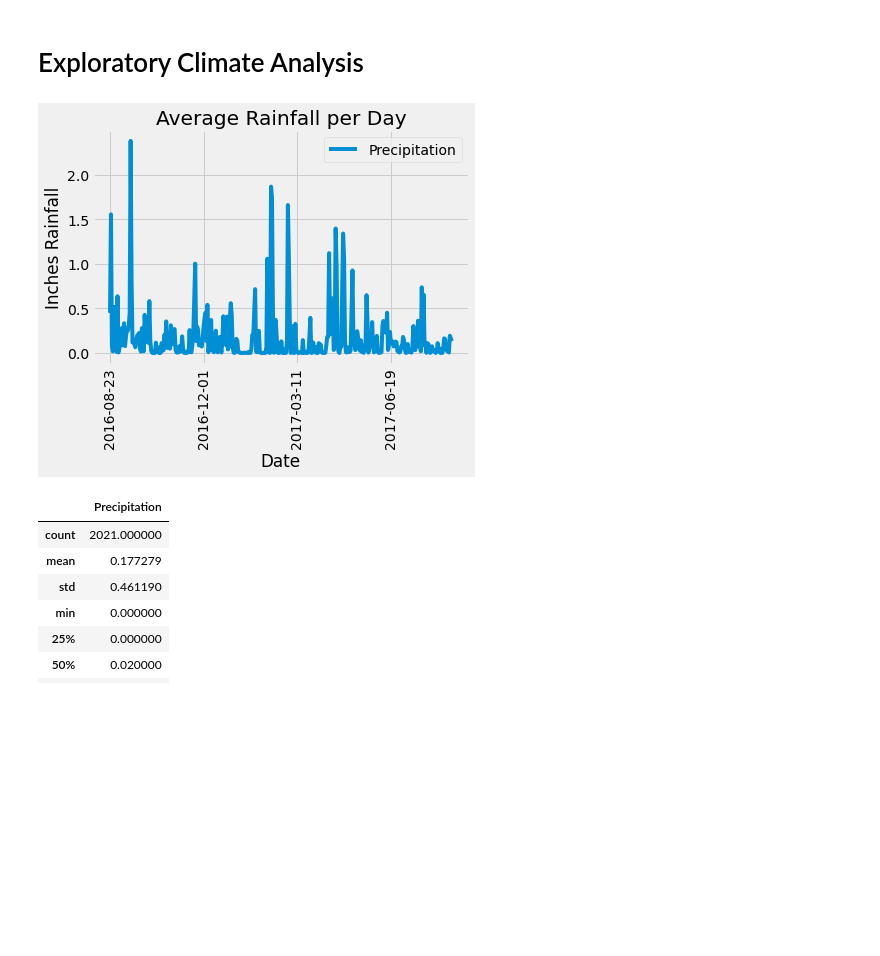
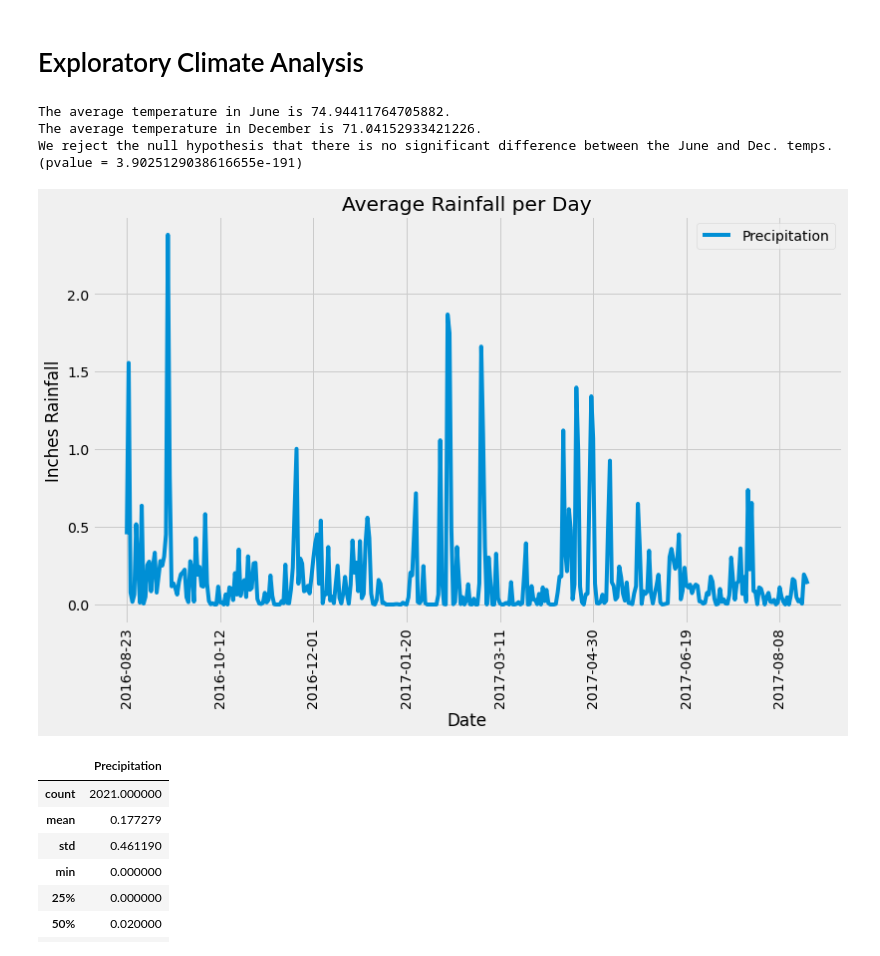
Before and after one commit to rebekahcallkacz/sqlachemy-challenge, a Jupyter notebook: climate_analysis.ipynb, the cells around one changed output. Saved outputs shown, nothing was run; the diff lists cells and outputs as text; code cells hidden in the pictures; blank space fills up the shorter version.

Commit message:
performed t test on june and december temps

```diff
--- a/climate_analysis.ipynb
+++ b/climate_analysis.ipynb
@@ -74,31 +76,64 @@ longitude FLOAT
 elevation FLOAT
 # %% [markdown]
 # Exploratory Climate Analysis
+# %%
+# Identify the average temperature in June at all stations across all available years in the dataset.
+june_avg = session.query(func.avg(Measurement.tobs)).filter(func.strftime("%m", Measurement.date) == "06").all()[0][0]
+print(f'The average temperature in June is {june_avg}.')
+
+# Put all June temps in a list
+june = session.query(Measurement.tobs).filter(func.strftime("%m", Measurement.date) == "06").all()
+june_all = [temp[0] for temp in june]
+
+
+# Identify the average temperature in December at all stations across all available years in the dataset.
+dec_avg = session.query(func.avg(Measurement.tobs)).filter(func.strftime("%m", Measurement.date) == "12").all()[0][0]
+print(f'The average temperature in December is {dec_avg}.')
+
+# Put all December temps in a list
+dec = session.query(Measurement.tobs).filter(func.strftime("%m", Measurement.date) == "12").all()
+dec_all = [temp[0] for temp in dec]
+
+# Independent t-test to determine if the difference in temperature is statistically significant
+t_test = stats.ttest_ind(june_all, dec_all)
+
+if t_test.pvalue < 0.05:
+    print(f'We reject the null hypothesis that there is no significant difference between the June and Dec. temps.\n'
+         f'(pvalue = {t_test.pvalue})')
+
+else:
+    print(f'We fail to reject the null hypothesis that there is no significant difference between the June and Dec. temps.\n'
+        f'(pvalue = {t_test.pvalue})')
+# %% [output]
+The average temperature in June is 74.94411764705882.
+The average temperature in December is 71.04152933421226.
+We reject the null hypothesis that there is no significant difference between the June and Dec. temps.
+(pvalue = 3.9025129038616655e-191)
 # %%
 # Design a query to retrieve the last 12 months of precipitation data and plot the results
 
 # Calculate the date 1 year ago from the last data point in the database
 last_date = session.query(Measurement.date).order_by(Measurement.date.desc()).first()[0]
 last_date_dt = dt.datetime.strptime(last_date, '%Y-%m-%d')
 year_ago = last_date_dt - dt.timedelta(days=366)
 
 # Retrieve date and precipitation from database
 last_12_prcp = session.query(Measurement.date, Measurement.prcp)\
                     .filter(Measurement.date >= year_ago)\
                     .all()
 # Store in DataFrame
 prcp_df = pd.DataFrame(last_12_prcp, columns=['Date', 'Precipitation'])
 
 # Group by date and determine average for each date
 # NOTE: The image in the homework,is a line plot of multiple y values for each x axis which is not effective data visualization.
 prcp_avg = prcp_df.groupby('Date').mean().sort_values(by='Date', ascending=True)
 
 # Plot the data
-prcp_avg.plot(x_compat=True, ylabel='Inches Rainfall', title='Average Rainfall per Day', rot=90)
+prcp_avg.plot(ylabel='Inches Rainfall', title='Average Rainfall per Day', rot=90, figsize=(12,7))
 plt.savefig('Images/avgrainfall.png')
 plt.show()
 # %% [output]
-[figure, old version]
+[figure, new version]
 # %%
 # Use Pandas to calculate the summary statistics for the precipitation data
 prcp_df.describe()
```
Also changed, not shown: parts of 2 cells of this notebook, 1 other file.
